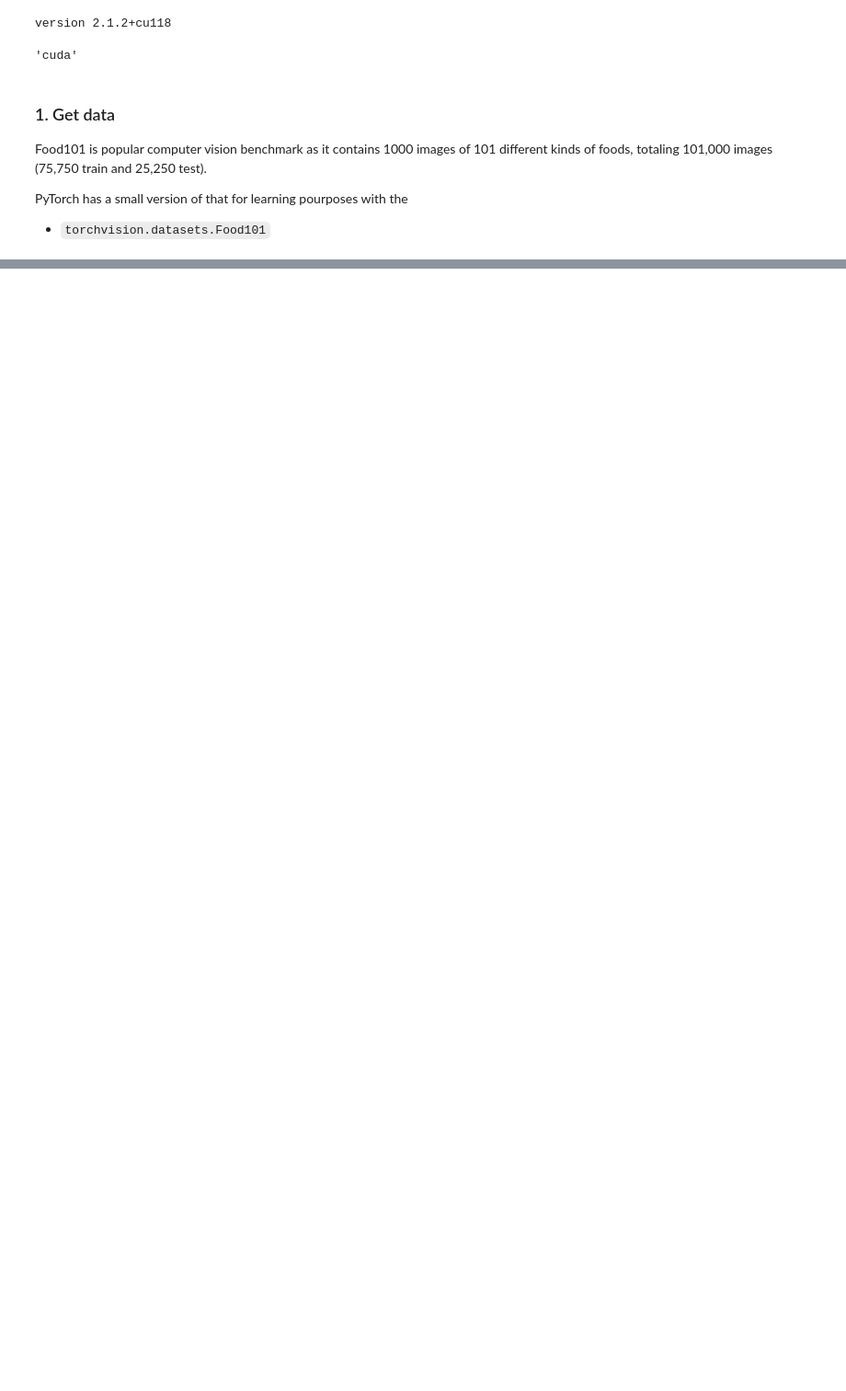
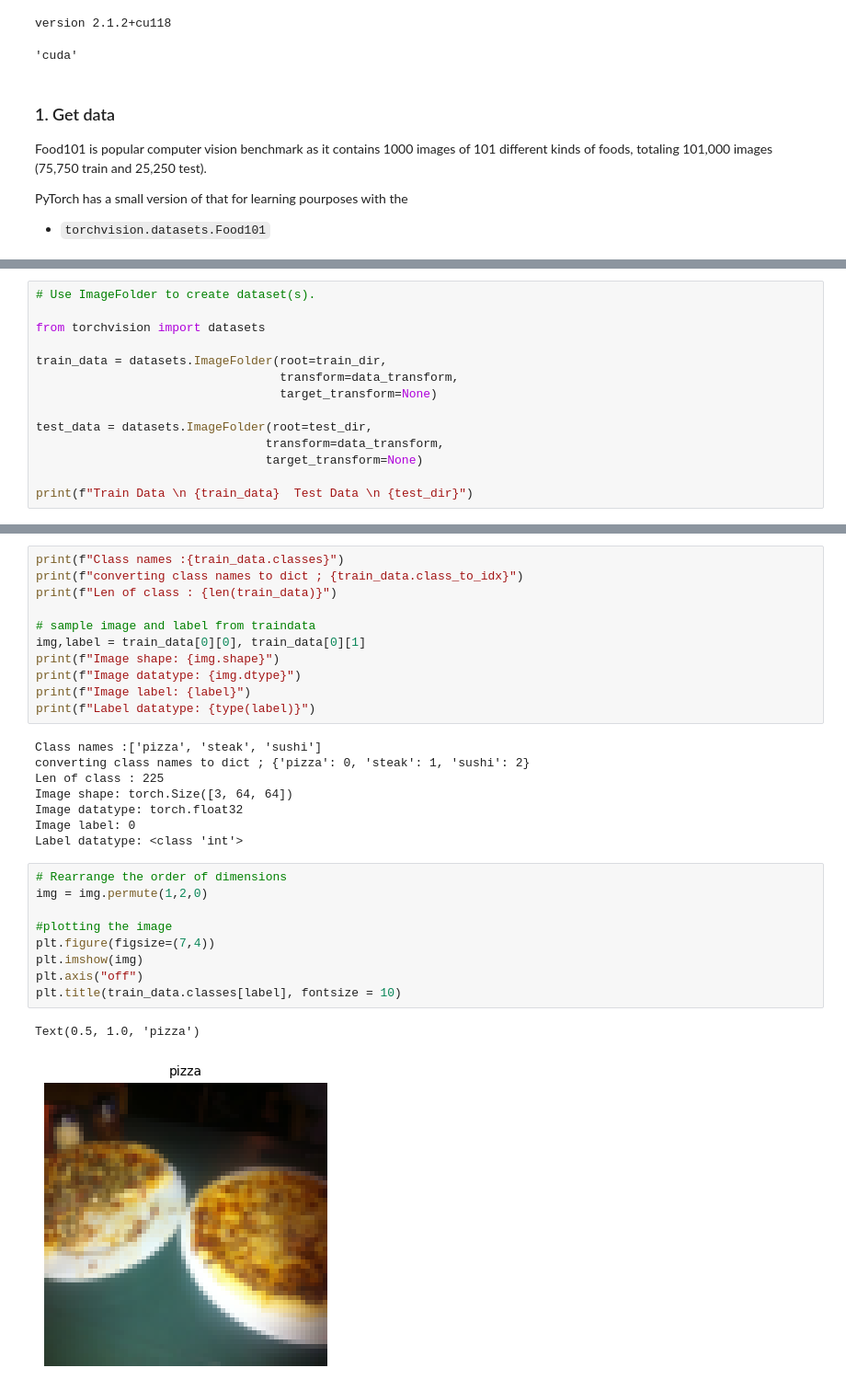
Before and after one commit to kailas711/ZTM-PyTorch, a Jupyter notebook: 04 . PyTorch Custom Datasets.ipynb, the cells around one changed output, grey strips where cells are left out. Shown at 92% size. Cells and saved outputs as stored; diff of their text form; blank space fills up the shorter version.

Commit message:
custom dataset class

```diff
--- a/04 . PyTorch Custom Datasets.ipynb
+++ b/04 . PyTorch Custom Datasets.ipynb
@@ -72,0 +225,14 @@ Unzipping pizza, steak, sushi data.......
+# %%
+# Use ImageFolder to create dataset(s).
+
+from torchvision import datasets
+
+train_data = datasets.ImageFolder(root=train_dir,
+                                  transform=data_transform,
+                                  target_transform=None)
+
+test_data = datasets.ImageFolder(root=test_dir,
+                                transform=data_transform,
+                                target_transform=None)
+
+print(f"Train Data \n {train_data}  Test Data \n {test_dir}")
@@ -72,0 +251,31 @@ Unzipping pizza, steak, sushi data.......
+# %%
+print(f"Class names :{train_data.classes}")
+print(f"converting class names to dict ; {train_data.class_to_idx}")
+print(f"Len of class : {len(train_data)}")
+
+# sample image and label from traindata
+img,label = train_data[0][0], train_data[0][1]
+print(f"Image shape: {img.shape}")
+print(f"Image datatype: {img.dtype}")
+print(f"Image label: {label}")
+print(f"Label datatype: {type(label)}")
+# %% [output]
+Class names :['pizza', 'steak', 'sushi']
+converting class names to dict ; {'pizza': 0, 'steak': 1, 'sushi': 2}
+Len of class : 225
+Image shape: torch.Size([3, 64, 64])
+Image datatype: torch.float32
+Image label: 0
+Label datatype: <class 'int'>
+# %%
+# Rearrange the order of dimensions
+img = img.permute(1,2,0)
+
+#plotting the image
+plt.figure(figsize=(7,4))
+plt.imshow(img)
+plt.axis("off")
+plt.title(train_data.classes[label], fontsize = 10)
+# %% [output]
+Text(0.5, 1.0, 'pizza')
+[figure, added]
```
Also changed, not shown: parts of 22 cells of this notebook.
